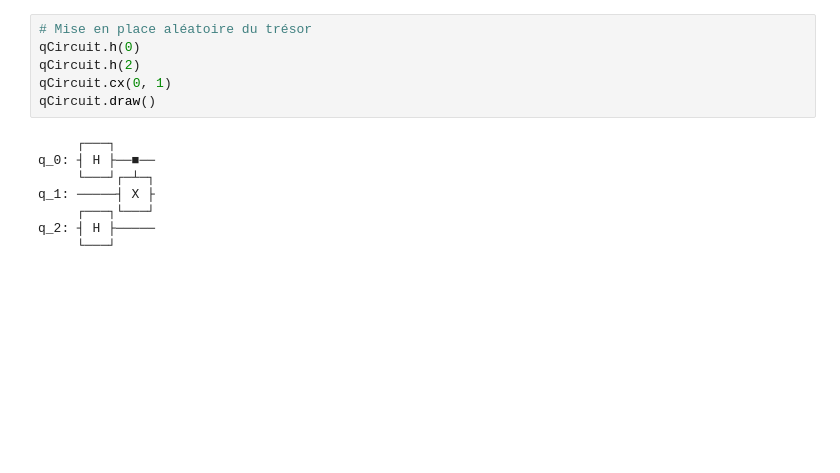
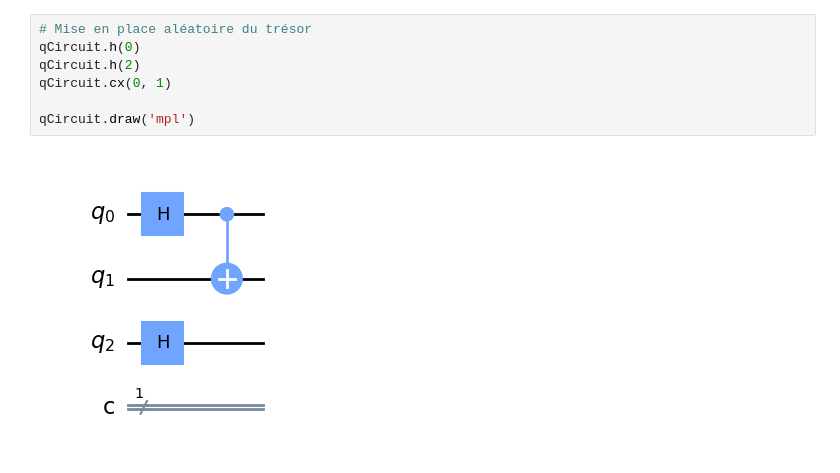
Before and after one commit to Redeltaz/quantum-computing-esgi, a Jupyter notebook: enigme1/enigme1.ipynb, the cells around one changed output. Cells and saved outputs as stored; diff of their text form; blank space fills up the shorter version.

```diff
--- a/enigme1/enigme1.ipynb
+++ b/enigme1/enigme1.ipynb
@@ -15,16 +11,11 @@ q_2:
 # %%
 # Mise en place aléatoire du trésor
 qCircuit.h(0)
 qCircuit.h(2)
 qCircuit.cx(0, 1)
-qCircuit.draw()
+
+qCircuit.draw('mpl')
 # %% [output]
-     ┌───┐
-q_0: ┤ H ├──■──
-     └───┘┌─┴─┐
-q_1: ─────┤ X ├
-     ┌───┐└───┘
-q_2: ┤ H ├─────
-     └───┘
+[figure, added]
 # %%
 # Introduction de la ligne du mensonge
```
Also changed, not shown: parts of 7 cells of this notebook, 2 other files.
